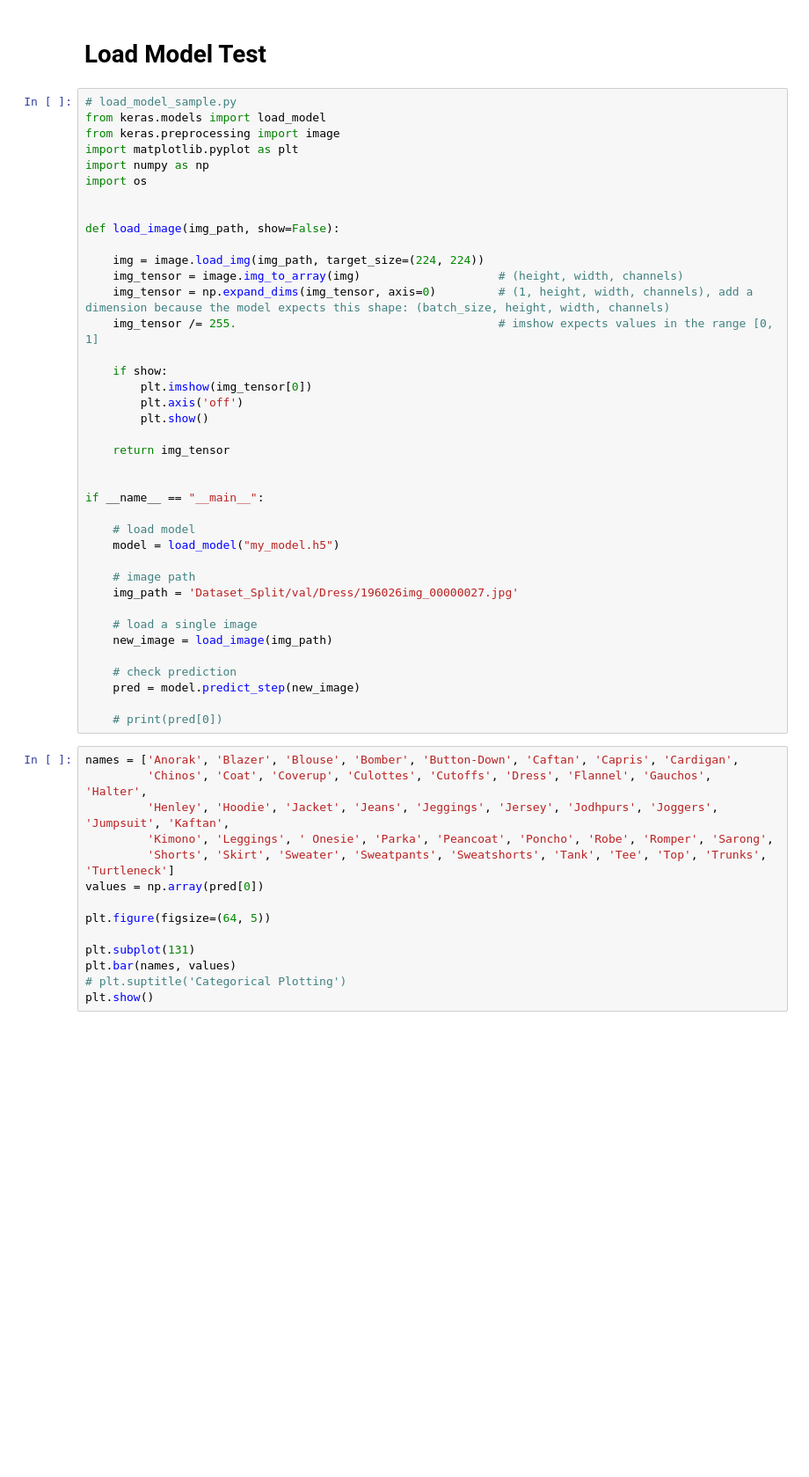
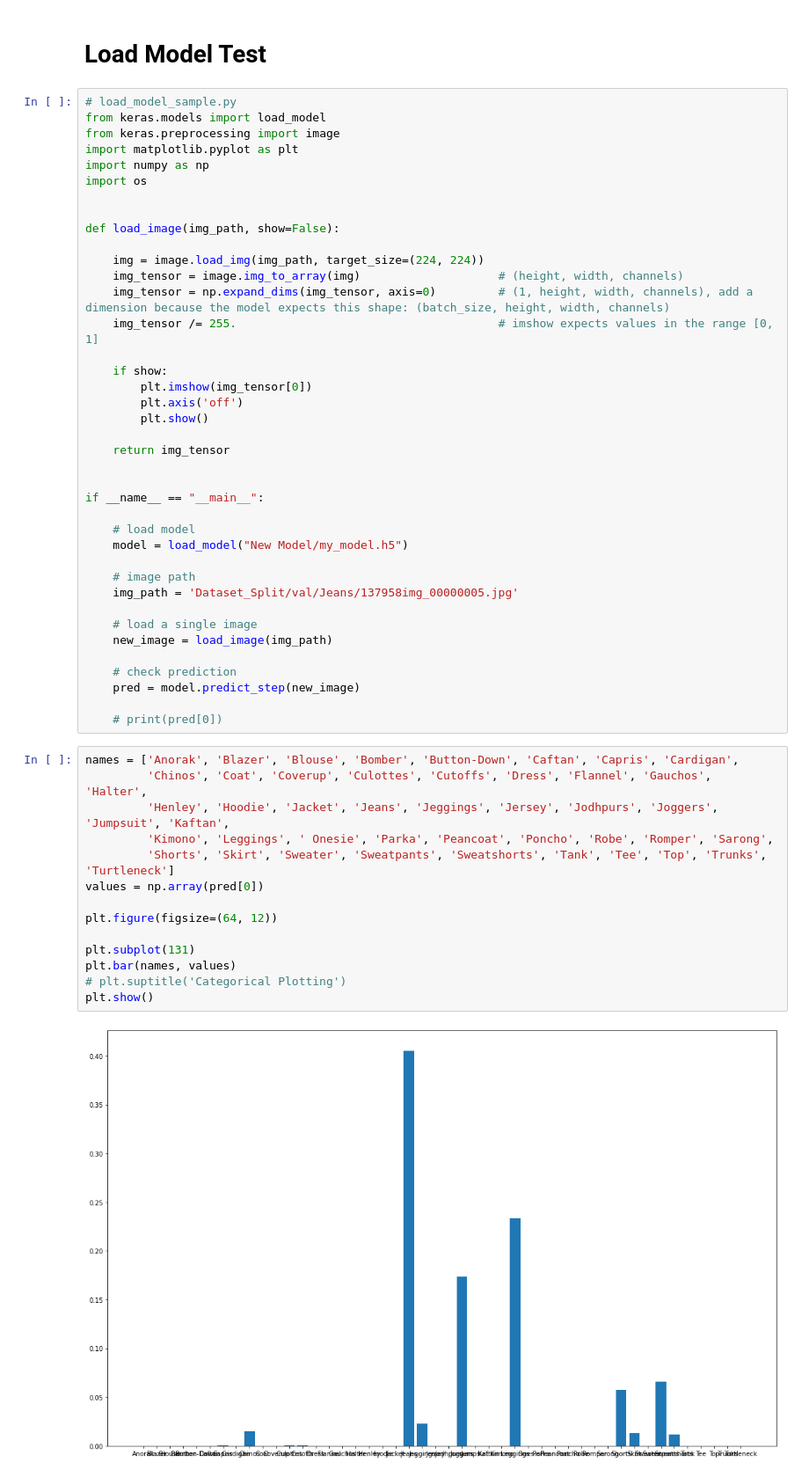
Before and after one commit to AlmariTeam/MachineLearning, a Jupyter notebook: New-Model.ipynb, the cells around one changed output. Shown: that part at 88% size. Saved outputs shown, nothing was run; the diff lists cells and outputs as text; blank space fills up the shorter version.

```diff
--- a/New-Model.ipynb
+++ b/New-Model.ipynb
@@ -317,10 +387,10 @@ def load_image(img_path, show=False):
 if __name__ == "__main__":
 
     # load model
-    model = load_model("my_model.h5")
+    model = load_model("New Model/my_model.h5")
 
     # image path
-    img_path = 'Dataset_Split/val/Dress/196026img_00000027.jpg'
+    img_path = 'Dataset_Split/val/Jeans/137958img_00000005.jpg'
 
     # load a single image
     new_image = load_image(img_path)
@@ -332,14 +402,16 @@ if __name__ == "__main__":
 # %%
 names = ['Anorak', 'Blazer', 'Blouse', 'Bomber', 'Button-Down', 'Caftan', 'Capris', 'Cardigan',
          'Chinos', 'Coat', 'Coverup', 'Culottes', 'Cutoffs', 'Dress', 'Flannel', 'Gauchos', 'Halter',
          'Henley', 'Hoodie', 'Jacket', 'Jeans', 'Jeggings', 'Jersey', 'Jodhpurs', 'Joggers', 'Jumpsuit', 'Kaftan',
          'Kimono', 'Leggings', ' Onesie', 'Parka', 'Peancoat', 'Poncho', 'Robe', 'Romper', 'Sarong',
          'Shorts', 'Skirt', 'Sweater', 'Sweatpants', 'Sweatshorts', 'Tank', 'Tee', 'Top', 'Trunks', 'Turtleneck']
 values = np.array(pred[0])
 
-plt.figure(figsize=(64, 5))
+plt.figure(figsize=(64, 12))
 
 plt.subplot(131)
 plt.bar(names, values)
 # plt.suptitle('Categorical Plotting')
 plt.show()
+# %% [output]
+[figure, added]
```
Also changed, not shown: parts of 13 cells of this notebook.
